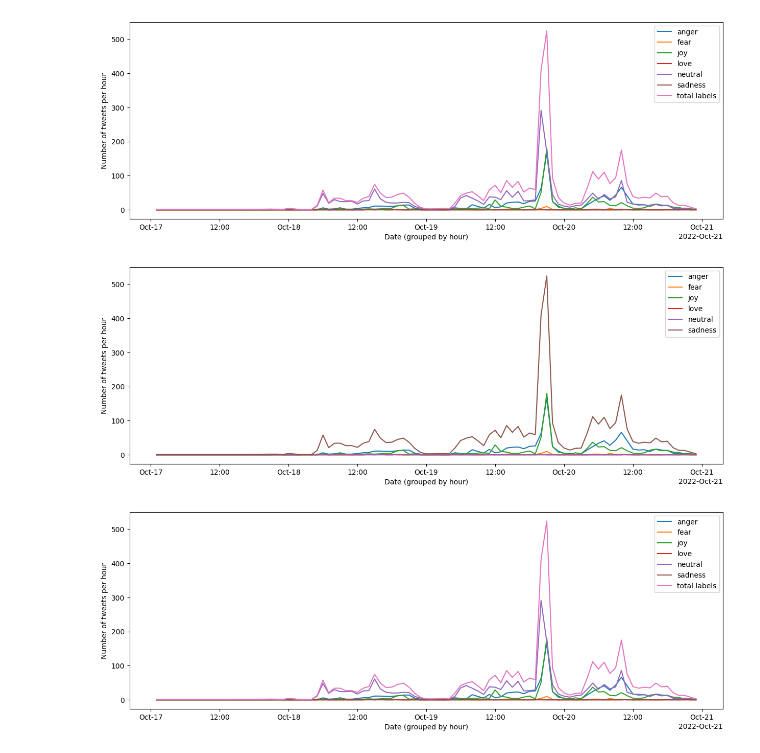
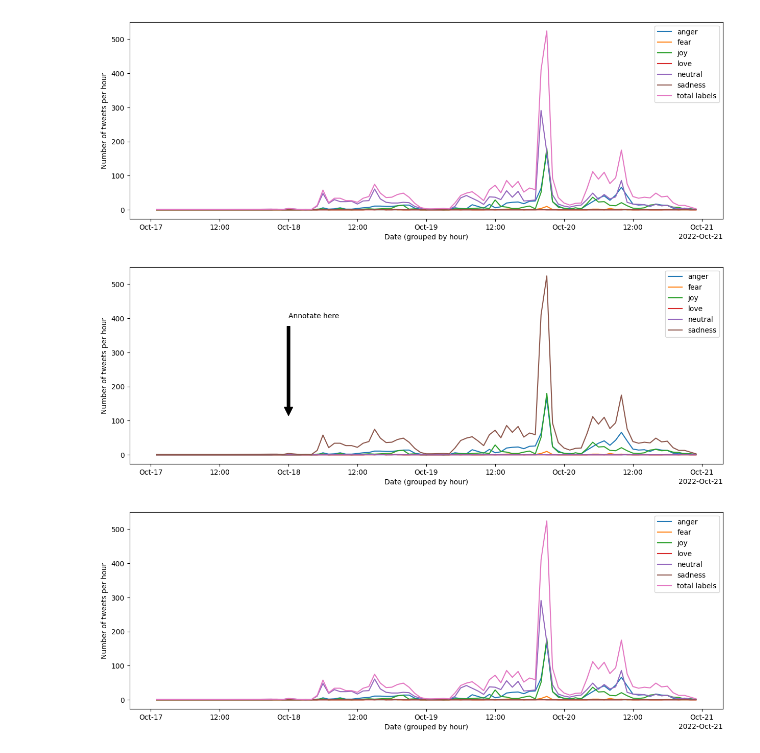
Before and after one commit to rroell/TxMM-project, a Jupyter notebook: Notebook.ipynb, the cells around one changed output. Cells and saved outputs as stored; diff of their text form; code cells hidden in the pictures.

Commit message:
Initial plot annotation

```diff
--- a/Notebook.ipynb
+++ b/Notebook.ipynb
@@ -449,22 +449,37 @@ fig.savefig("Results_plot2")
 # %%
 # Exclude neutral emotion
 import matplotlib as mpl
 import matplotlib.pyplot as plt
+
 %matplotlib inline
 fig, ax = plt.subplots()  # Create a figure containing a single axes.
 fig.set_figwidth(15)
 fig.set_figheight(5)
 ax.plot(df_counted.loc[ : , df_counted.columns.difference([ 'Total labels','neutral'])])  # Exclude total labels column
 plt.xlabel('Date (grouped by hour)')
 plt.ylabel('Number of tweets per hour')
 plt.legend(df_counted)
 # locator = mpl.dates.AutoDateLocator()
 cdf = mpl.dates.ConciseDateFormatter(ax.xaxis.get_major_locator())
 ax.xaxis.set_major_formatter(cdf)
+# ax.xaxis.set_minor_locator()
+
+
+
+import datetime as dt
+import matplotlib.dates as mdates
+# Add text and arrow to fig: xy: x=datetime y= number
+x = mdates.date2num(dt.datetime(2022, 10, 18))
+ax.annotate('Annotate here', xy=(x, 100), xytext=(x, 400),
+            arrowprops=dict(facecolor='black', shrink=0.05))
+
+
+
+
+
 fig.savefig("Results_plot2_exclude_neutral")
-# ax.xaxis.set_minor_locator()
 # %% [output]
-[figure, old version]
+[figure, new version]
 # %%
 import matplotlib as mpl
 import matplotlib.pyplot as plt
```
Also changed, not shown: 1 other file.
